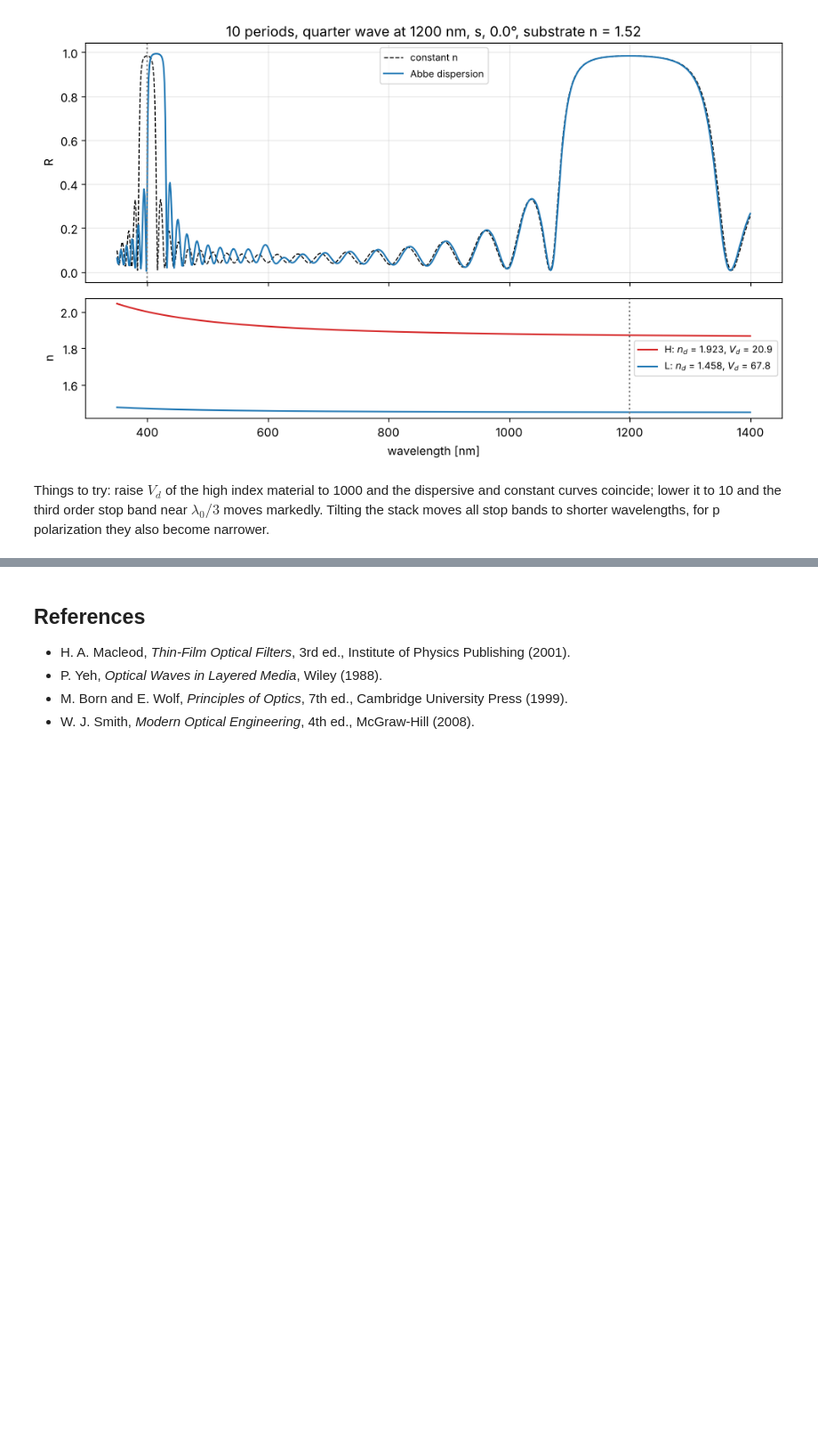
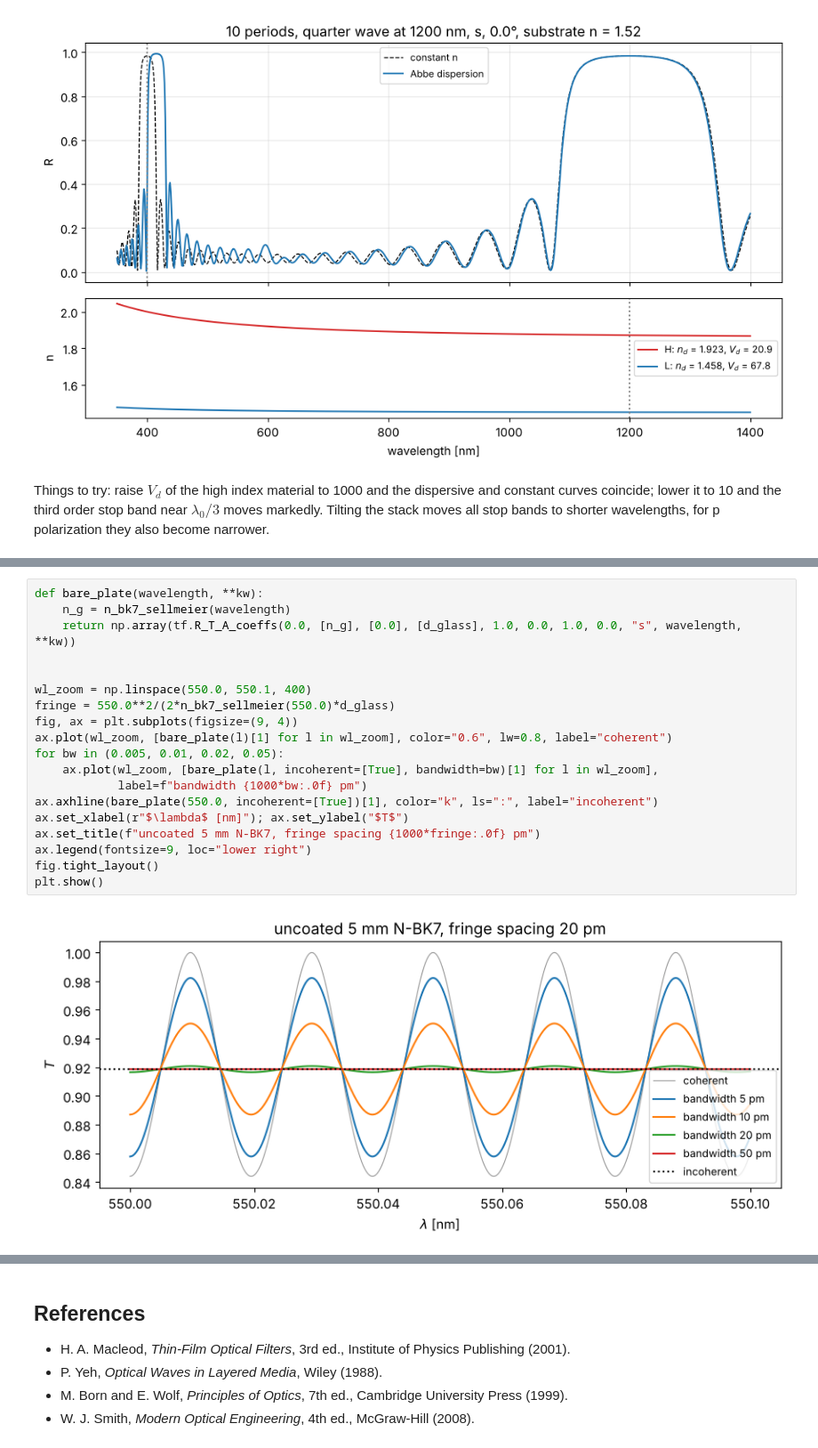
Before and after one commit to EMinsight/pyoptics, a Jupyter notebook: notebooks/12_layer_stacks.ipynb, the cells around one changed output, grey strips where cells are left out. Shown at 89% size. Cells and saved outputs as stored; diff of their text form; blank space fills up the shorter version.

```diff
--- a/notebooks/12_layer_stacks.ipynb
+++ b/notebooks/12_layer_stacks.ipynb
@@ -470,0 +554,21 @@ shorter wavelengths, for p polarization they also become narrower.
+# %%
+def bare_plate(wavelength, **kw):
+    n_g = n_bk7_sellmeier(wavelength)
+    return np.array(tf.R_T_A_coeffs(0.0, [n_g], [0.0], [d_glass], 1.0, 0.0, 1.0, 0.0, "s", wavelength, **kw))
+
+
+wl_zoom = np.linspace(550.0, 550.1, 400)
+fringe = 550.0**2/(2*n_bk7_sellmeier(550.0)*d_glass)
+fig, ax = plt.subplots(figsize=(9, 4))
+ax.plot(wl_zoom, [bare_plate(l)[1] for l in wl_zoom], color="0.6", lw=0.8, label="coherent")
+for bw in (0.005, 0.01, 0.02, 0.05):
+    ax.plot(wl_zoom, [bare_plate(l, incoherent=[True], bandwidth=bw)[1] for l in wl_zoom],
+            label=f"bandwidth {1000*bw:.0f} pm")
+ax.axhline(bare_plate(550.0, incoherent=[True])[1], color="k", ls=":", label="incoherent")
+ax.set_xlabel(r"$\lambda$ [nm]"); ax.set_ylabel("$T$")
+ax.set_title(f"uncoated 5 mm N-BK7, fringe spacing {1000*fringe:.0f} pm")
+ax.legend(fontsize=9, loc="lower right")
+fig.tight_layout()
+plt.show()
+# %% [output]
+[figure, added]
```
Also changed, not shown: parts of 8 cells of this notebook, 3 other files.
